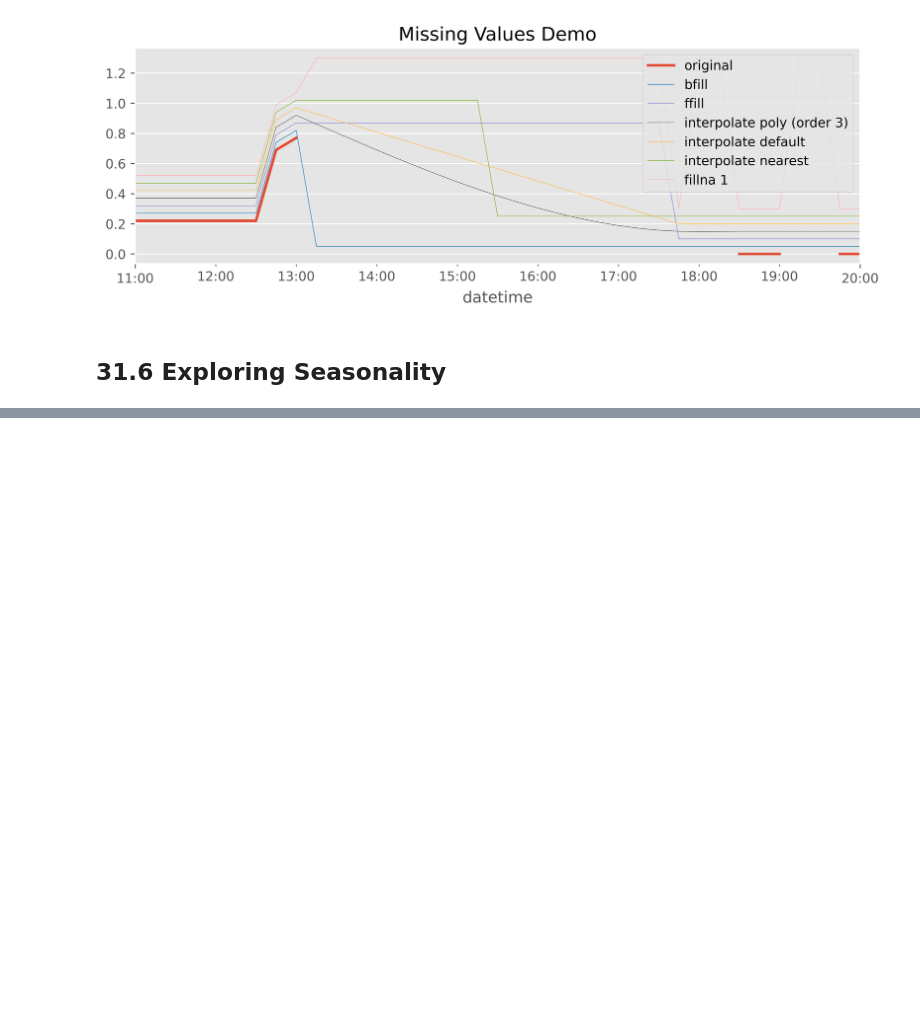
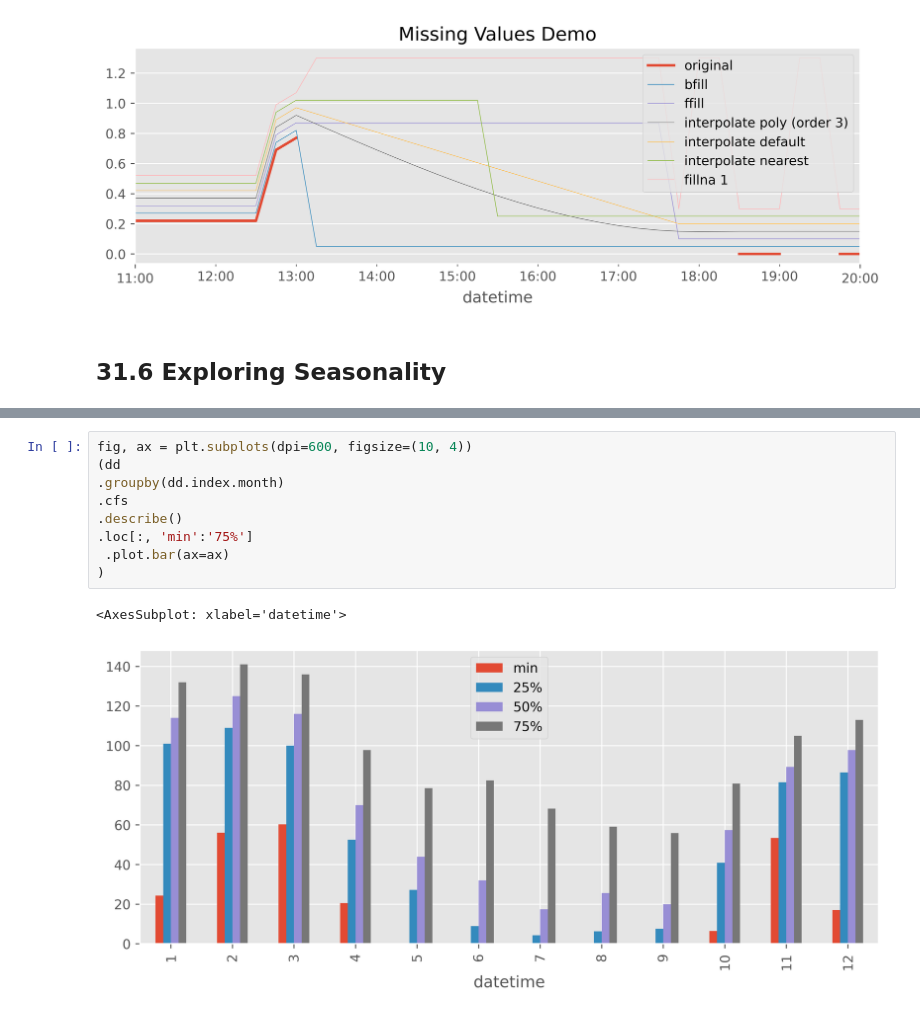
Before and after one commit to pydatawrangler/eda_ref, a Jupyter notebook: book-effective-pandas/effective_pandas_12_chap31.ipynb, the cells around one changed output, grey strips where cells are left out. Saved outputs shown, nothing was run; the diff lists cells and outputs as text; blank space fills up the shorter version.

```diff
--- a/book-effective-pandas/effective_pandas_12_chap31.ipynb
+++ b/book-effective-pandas/effective_pandas_12_chap31.ipynb
@@ -264,0 +297,12 @@ Text(0.5, 1.0, 'Missing Values Demo')
+# %%
+fig, ax = plt.subplots(dpi=600, figsize=(10, 4))
+(dd
+.groupby(dd.index.month)
+.cfs
+.describe()
+.loc[:, 'min':'75%']
+ .plot.bar(ax=ax)
+)
+# %% [output]
+<AxesSubplot: xlabel='datetime'>
+[figure, added]
```
Also changed, not shown: parts of 21 cells of this notebook.
